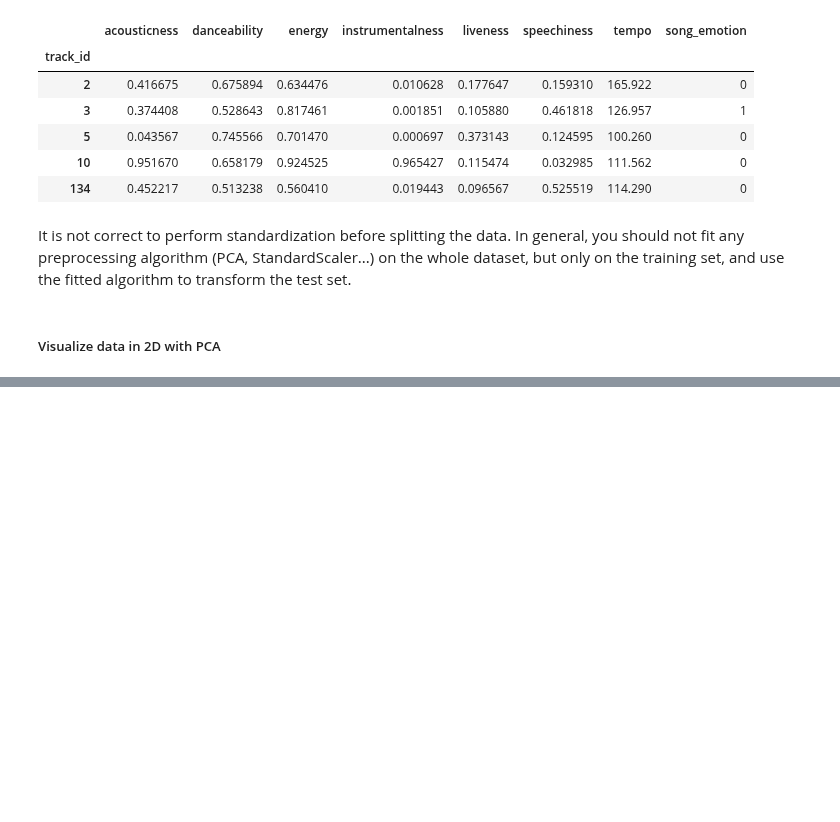
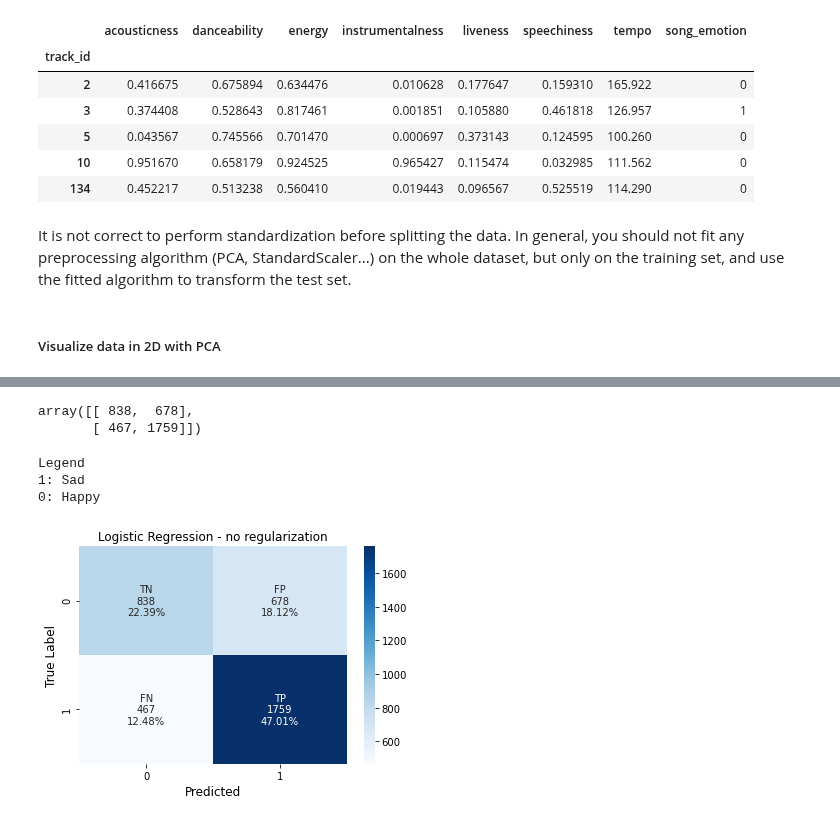
Before and after one commit to gaetanoantonicchio/DataMining-2, a Jupyter notebook: src/Module 2/Logistic Regression/Logistic-Regression_Song-Emotions.ipynb, the cells around one changed output, grey strips where cells are left out. Cells and saved outputs as stored; diff of their text form; code cells hidden in the pictures; blank space fills up the shorter version.

```diff
--- a/src/Module 2/Logistic Regression/Logistic-Regression_Song-Emotions.ipynb
+++ b/src/Module 2/Logistic Regression/Logistic-Regression_Song-Emotions.ipynb
@@ -202,0 +285,3 @@ plt.show()
+# %%
+logreg = LogisticRegression()
+logreg.fit(X_train, y_train)
@@ -202,0 +290,4 @@ plt.show()
+# %%
+y_pred = logreg.predict(X_test)
+print(f"Legend\n1: Sad\n0: Happy")
+print(classification_report(y_test, y_pred))
@@ -202,0 +306,14 @@ plt.show()
+# %%
+cf_matrix = confusion_matrix(y_test, y_pred)
+cf_matrix
+# %% [output]
+array([[ 838,  678],
+       [ 467, 1759]])
+# %%
+print(f"Legend\n1: Sad\n0: Happy")
+make_confusion_matrix(cf_matrix, 'Logistic Regression - no regularization')
+# %% [output]
+Legend
+1: Sad
+0: Happy
+[figure, added]
```
Also changed, not shown: parts of 15 cells of this notebook.
